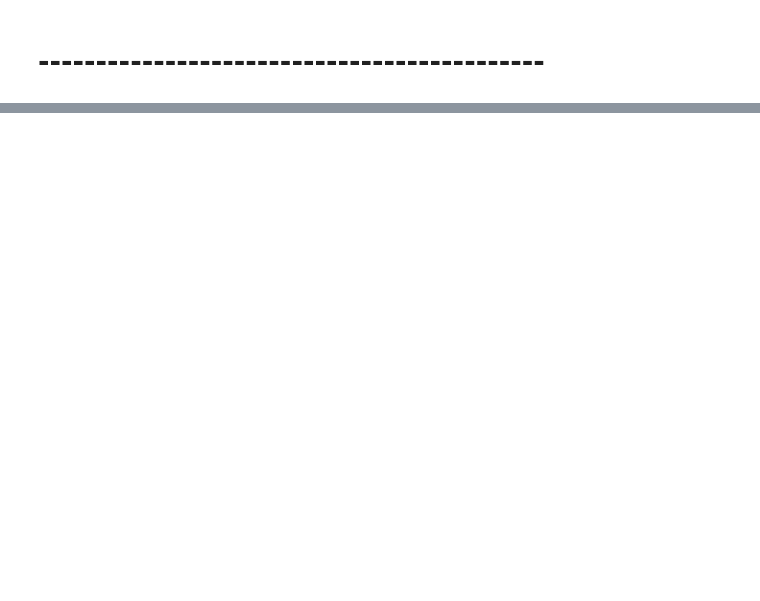
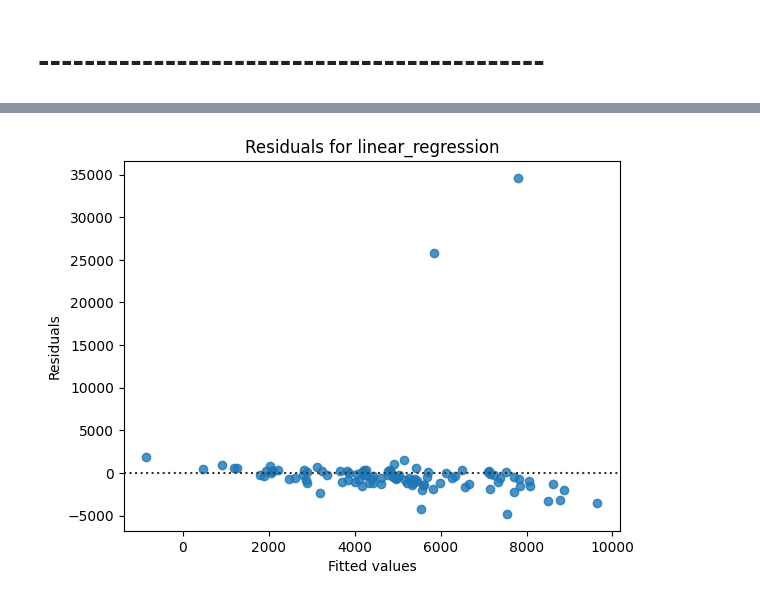
Before and after one commit to DavidRmn/introduction-data-science, a Jupyter notebook: project/task_2_idstools.ipynb, the cells around one changed output, grey strips where cells are left out. Saved outputs shown, nothing was run; the diff lists cells and outputs as text; code cells hidden in the pictures; blank space fills up the shorter version.

```diff
--- a/project/task_2_idstools.ipynb
+++ b/project/task_2_idstools.ipynb
@@ -118,0 +128,3 @@ optimizer.validation()
+# %%
+optimizer.plot_residuals()
+# %% [output]
@@ -118,0 +136 @@ optimizer.validation()
+[figure, added]
```
Also changed, not shown: parts of 14 cells of this notebook, 8 other files.
